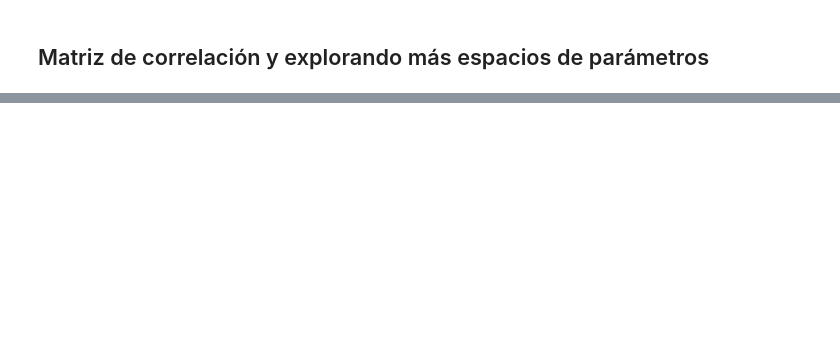
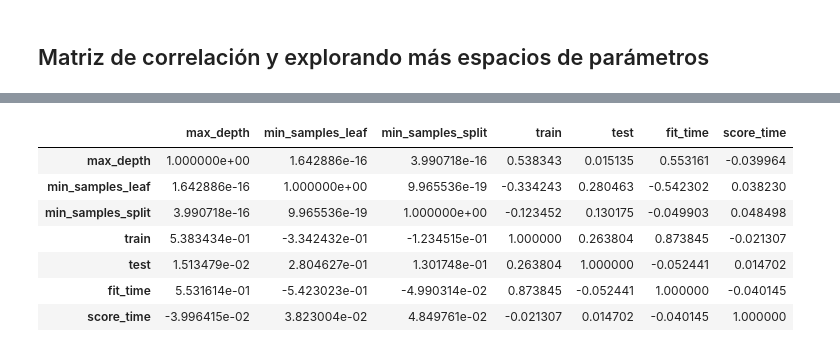
Before and after one commit to juliopzsosa/my-learning-path, a Jupyter notebook: alura-oracle-next-education/2023-02-alumnione/03-python/04-machine-learning/02-model-optimization-through-hyperparameters/introduccion_machine_learning_optimizacion.ipynb, the cells around one changed output, grey strips where cells are left out. Cells and saved outputs as stored; diff of their text form; code cells hidden in the pictures; blank space fills up the shorter version.

Commit message:
Course 'Machine Learning: Model Optimization through Hyperparameters': Completed

```diff
--- a/alura-oracle-next-education/2023-02-alumnione/03-python/04-machine-learning/02-model-optimization-through-hyperparameters/introduccion_machine_learning_optimizacion.ipynb
+++ b/alura-oracle-next-education/2023-02-alumnione/03-python/04-machine-learning/02-model-optimization-through-hyperparameters/introduccion_machine_learning_optimizacion.ipynb
@@ -414,0 +269,28 @@ resultados.sort_values('test', ascending = False).head()
+# %%
+def iniciar_arbol_de_decision(max_depth, min_samples_leaf, min_samples_split):
+    SEED = 301
+    np.random.seed(SEED)
+
+    cv = GroupKFold(n_splits = 10)
+    modelo = DecisionTreeClassifier(max_depth=max_depth, min_samples_leaf=min_samples_leaf, min_samples_split=min_samples_split)
+    results = cross_validate(modelo, x_ord, y_ord, cv = cv, groups = datos.modelo, return_train_score=True)
+    test_score = results['test_score'].mean()*100
+    train_score = results['train_score'].mean()*100
+    fit_time = results['fit_time'].mean()
+    score_time = results['score_time'].mean()
+    print('Árbol max_depth = %d, min_samples_leaf = %d, min_samples_split = %d, training = %.2f, testing = %.2f' % (max_depth, min_samples_leaf, min_samples_split, train_score, test_score))
+    tabla = [max_depth, min_samples_leaf, min_samples_split, train_score, test_score, fit_time, score_time]
+    return tabla
+
+def buscar():
+    resultados = []
+    for max_depth in range(1,32):
+        for min_samples_leaf in [32, 64, 128, 256]:
+            for min_samples_split in [32, 64, 128, 256]:
+                tabla = iniciar_arbol_de_decision(max_depth, min_samples_leaf, min_samples_split)
+                resultados.append(tabla)
+    resultados = pd.DataFrame(resultados, columns = ['max_depth', 'min_samples_leaf', 'min_samples_split', 'train', 'test', 'fit_time', 'score_time'])
+    return resultados
+
+resultados = buscar()
+resultados.head()
@@ -414,0 +321,12 @@ resultados.sort_values('test', ascending = False).head()
+# %%
+corr = resultados.corr()
+corr
+# %% [output]
+|  | max_depth | min_samples_leaf | min_samples_split | train | test | fit_time | score_time |
+| max_depth | 1.000000e+00 | 1.642886e-16 | 3.990718e-16 | 0.538343 | 0.015135 | 0.553161 | -0.039964 |
+| min_samples_leaf | 1.642886e-16 | 1.000000e+00 | 9.965536e-19 | -0.334243 | 0.280463 | -0.542302 | 0.038230 |
+| min_samples_split | 3.990718e-16 | 9.965536e-19 | 1.000000e+00 | -0.123452 | 0.130175 | -0.049903 | 0.048498 |
+| train | 5.383434e-01 | -3.342432e-01 | -1.234515e-01 | 1.000000 | 0.263804 | 0.873845 | -0.021307 |
+| test | 1.513479e-02 | 2.804627e-01 | 1.301748e-01 | 0.263804 | 1.000000 | -0.052441 | 0.014702 |
+| fit_time | 5.531614e-01 | -5.423023e-01 | -4.990314e-02 | 0.873845 | -0.052441 | 1.000000 | -0.040145 |
+| score_time | -3.996415e-02 | 3.823004e-02 | 4.849761e-02 | -0.021307 | 0.014702 | -0.040145 | 1.000000 |
```
Also changed, not shown: parts of 44 cells of this notebook.
